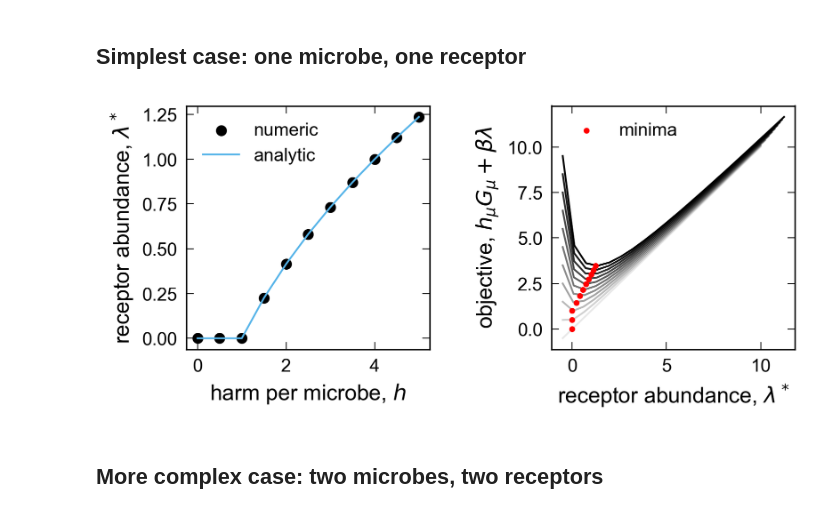
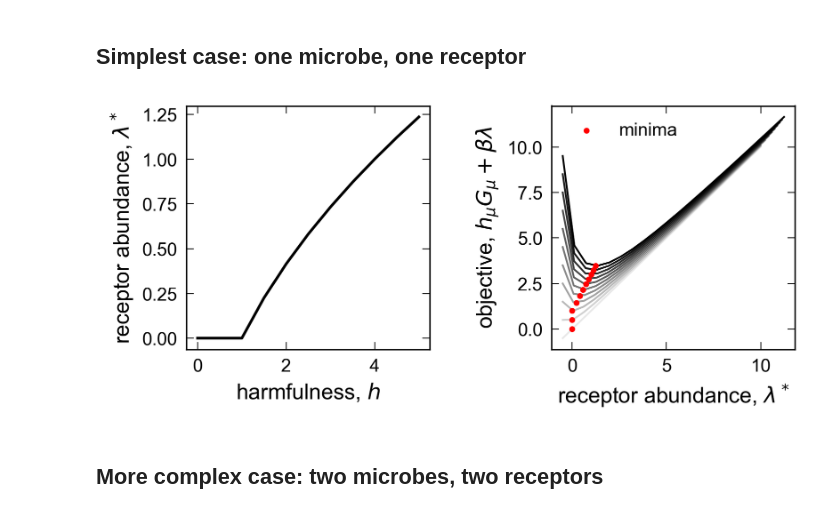
Before and after one commit to obinna-ukogu/gutimmune, a Jupyter notebook: explore-microbiome-genetic-structure.ipynb, the cells around one changed output. Drawn from its saved outputs; the diff is of its cells as text; code cells hidden in the pictures.

```diff
--- a/explore-microbiome-genetic-structure.ipynb
+++ b/explore-microbiome-genetic-structure.ipynb
@@ -61,37 +61,37 @@ def single_receptor(beta, sigma = 1, h = 1.0, n = 1.0):
 # %%
 # Plot numerical values and analytic values verus beta
 fig, (ax1, ax2) = plt.subplots(1, 2, dpi = 150, figsize=(6, 3))
 
 hs = np.linspace(0, 5, 11)
 for i, p in enumerate(hs):
 
     res = minimize(objective, args = (1.0, np.array(Sigma), np.array([p]), n, np.zeros(1)),
                  x0 = [0.1],
                  tol=tol,
                  constraints = LinearConstraint([1.0], 0.0, np.inf))
 
-    ax1.scatter(p, res.x, c= 'black', label = "numeric" if i == 0 else '')
+    # ax1.scatter(p, res.x, c= 'black', label = "numeric" if i == 0 else '')
     ls = np.linspace(-0.5, res.x + 10, 20)
 
     ax2.plot(ls, np.array([objective(j, 1.0, Sigma, np.array([p]), n, np.zeros(1)) for j in ls]), 'k', alpha = (i + 1)/len(hs))
     ax2.scatter(res.x, res.fun, color = 'red', s = 5, zorder = 2, label = "minima" if i == 0 else '')
 
-ax1.plot(hs, np.array([single_receptor(n=j, beta = 1.0) for j in hs]), label = "analytic")
+ax1.plot(hs, np.array([single_receptor(n=j, beta = 1.0) for j in hs]), linewidth = 1.5, color = 'black',label = "analytic")
 #ax1.title.set_text(r'one microbe, one receptor')
 
-ax1.set(ylabel=r'receptor abundance, $\lambda^*$',xlabel=r'harm per microbe, $h$')
+ax1.set(ylabel=r'receptor abundance, $\lambda^*$',xlabel=r'harmfulness, $h$')
 ax1.minorticks_off()
-ax1.legend()
+# ax1.legend()
 ax1.set_box_aspect(1)
 ax2.set(xlabel=r'receptor abundance, $\lambda^*$',ylabel=r'objective, $h_\mu G_\mu + \beta \lambda$')
 ax2.legend()
 ax2.minorticks_off()
 ax2.set_box_aspect(1)
 fig.subplots_adjust(wspace=0.50, hspace=0.0)
 
-fig.savefig('_figs/fig1_one_microbe_one_receptor'+'.png', dpi=300, bbox_inches='tight')
+fig.savefig('_figs/fig1_one_microbe_one_receptor'+'.pdf', dpi=300, bbox_inches='tight')
 # %% [output]
-[figure, old version]
+[figure, new version]
 # %%
 # # make things more complicated and add multiple microbes but with a single receptor
 # fig, (ax1, ax2) = plt.subplots(1, 2, dpi = 150, figsize=(8, 3))
```
Also changed, not shown: 17 other files.
